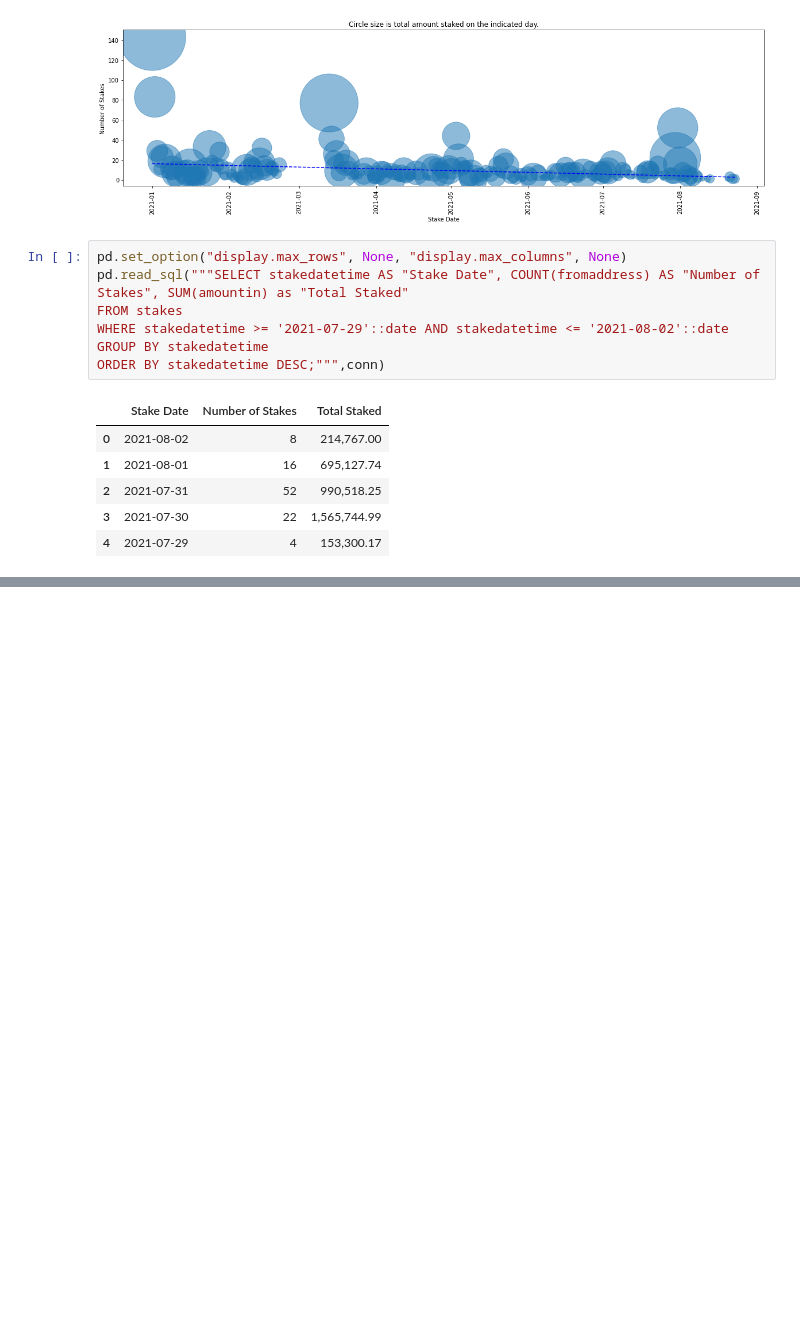
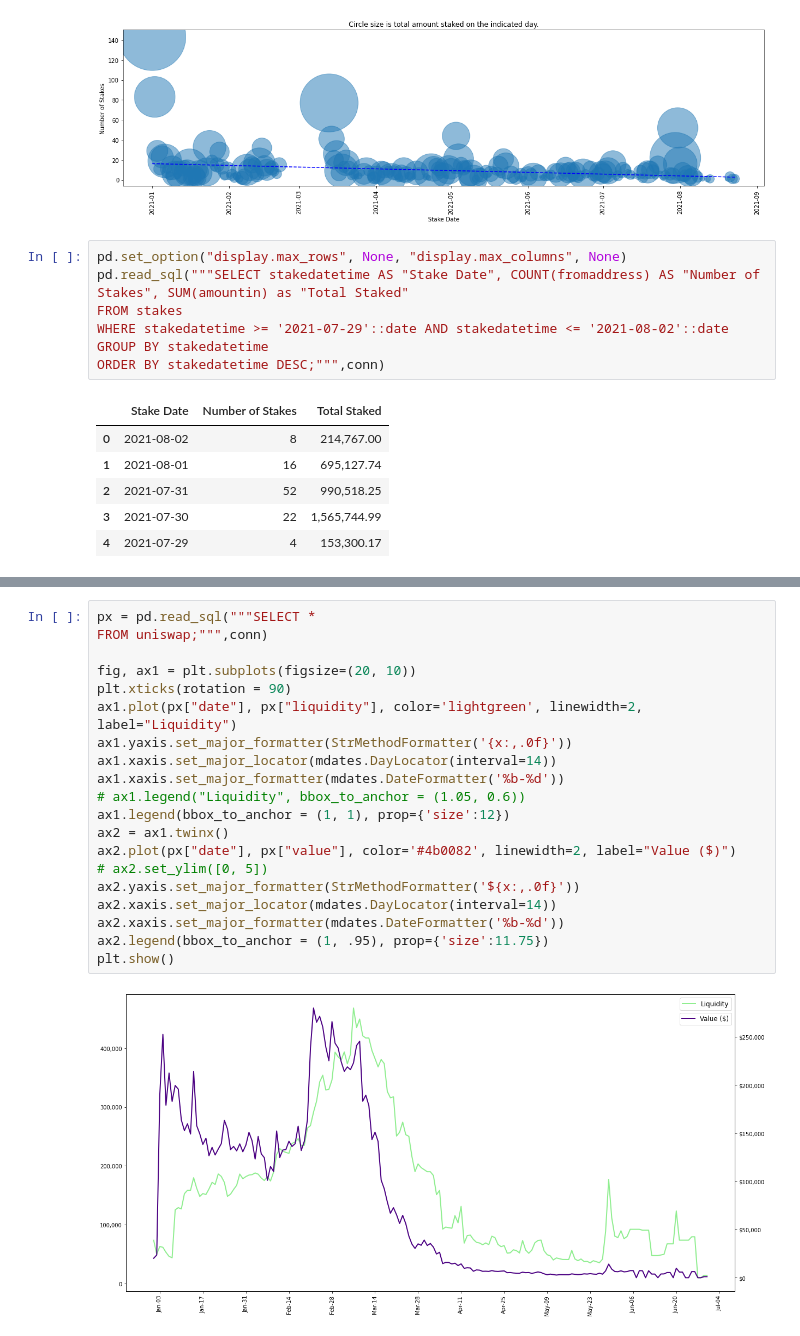
Before and after one commit to seanbhart/flashV2-analysis, a Jupyter notebook: FlashV2_AnalysisSQL.ipynb, the cells around one changed output, grey strips where cells are left out. Saved outputs shown, nothing was run; the diff lists cells and outputs as text; blank space fills up the shorter version.

Commit message:
added uniswap liquidity data

```diff
--- a/FlashV2_AnalysisSQL.ipynb
+++ b/FlashV2_AnalysisSQL.ipynb
@@ -307,0 +402,22 @@ ORDER BY "Total Staked" DESC;""",conn)
+# %%
+px = pd.read_sql("""SELECT *
+FROM uniswap;""",conn)
+
+fig, ax1 = plt.subplots(figsize=(20, 10))
+plt.xticks(rotation = 90)
+ax1.plot(px["date"], px["liquidity"], color='lightgreen', linewidth=2, label="Liquidity")
+ax1.yaxis.set_major_formatter(StrMethodFormatter('{x:,.0f}'))
+ax1.xaxis.set_major_locator(mdates.DayLocator(interval=14))
+ax1.xaxis.set_major_formatter(mdates.DateFormatter('%b-%d'))
+# ax1.legend("Liquidity", bbox_to_anchor = (1.05, 0.6))
+ax1.legend(bbox_to_anchor = (1, 1), prop={'size':12})
+ax2 = ax1.twinx()
+ax2.plot(px["date"], px["value"], color='#4b0082', linewidth=2, label="Value ($)")
+# ax2.set_ylim([0, 5])
+ax2.yaxis.set_major_formatter(StrMethodFormatter('${x:,.0f}'))
+ax2.xaxis.set_major_locator(mdates.DayLocator(interval=14))
+ax2.xaxis.set_major_formatter(mdates.DateFormatter('%b-%d'))
+ax2.legend(bbox_to_anchor = (1, .95), prop={'size':11.75})
+plt.show()
+# %% [output]
+[figure, added]
```
Also changed, not shown: parts of 7 cells of this notebook, 5 other files.
